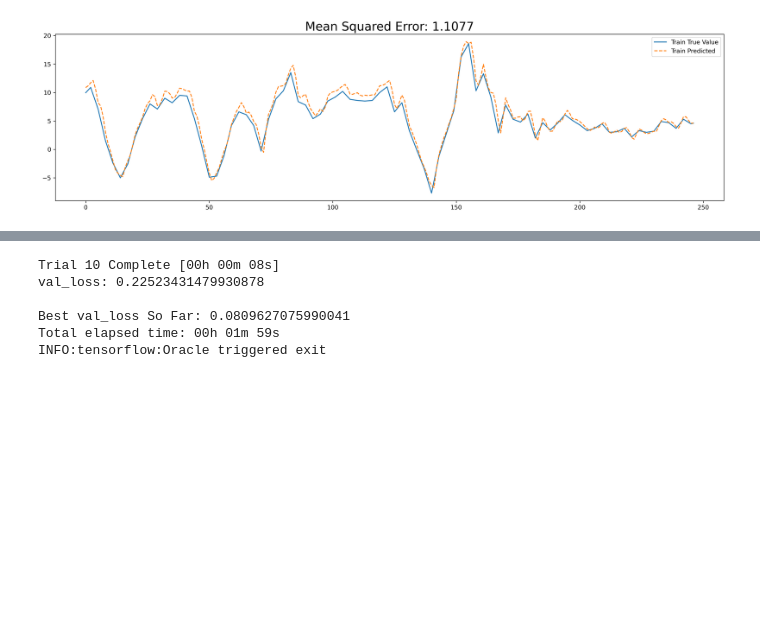
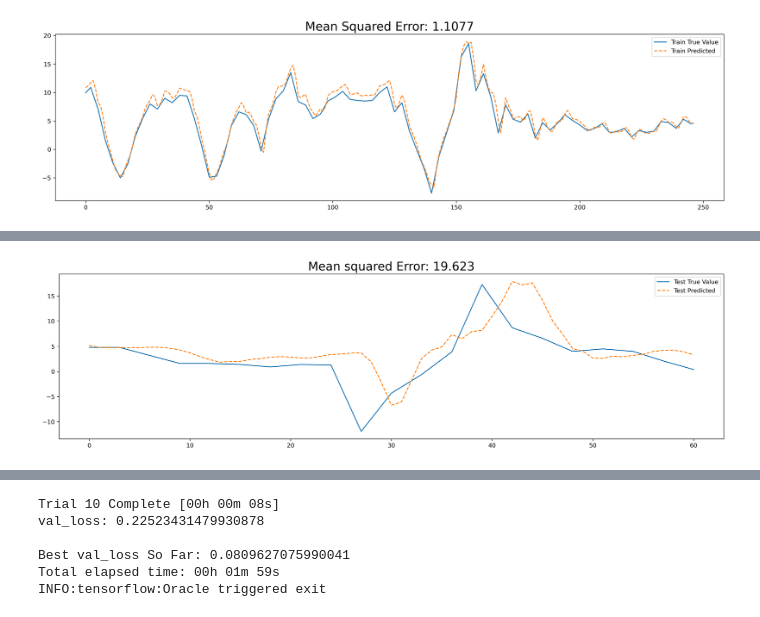
Before and after one commit to davzoku/nowcasting, a Jupyter notebook: CNN_GDP.ipynb, the cells around one changed output, grey strips where cells are left out. Saved outputs shown, nothing was run; the diff lists cells and outputs as text; code cells hidden in the pictures; blank space fills up the shorter version.

```diff
--- a/CNN_GDP.ipynb
+++ b/CNN_GDP.ipynb
@@ -245,0 +372,9 @@ model_baseline.model.save('./cnn_baseline.h5')
+# %%
+pred2 = model_deep.predict(X_test2)
+plt.figure(figsize=(20,5),dpi=300)
+plt.plot(y_test2,label='Test True Value')
+plt.plot(pred2,linestyle='--', label = 'Test Predicted')
+plt.legend()
+plt.title('Mean squared Error: '+str(mean_squared_error(pred2,y_test2))[:6],fontsize=20)
+plt.show()
+# %% [output]
@@ -245,0 +382 @@ model_baseline.model.save('./cnn_baseline.h5')
+[figure, added]
```
Also changed, not shown: parts of 10 cells of this notebook, 1 other file.
